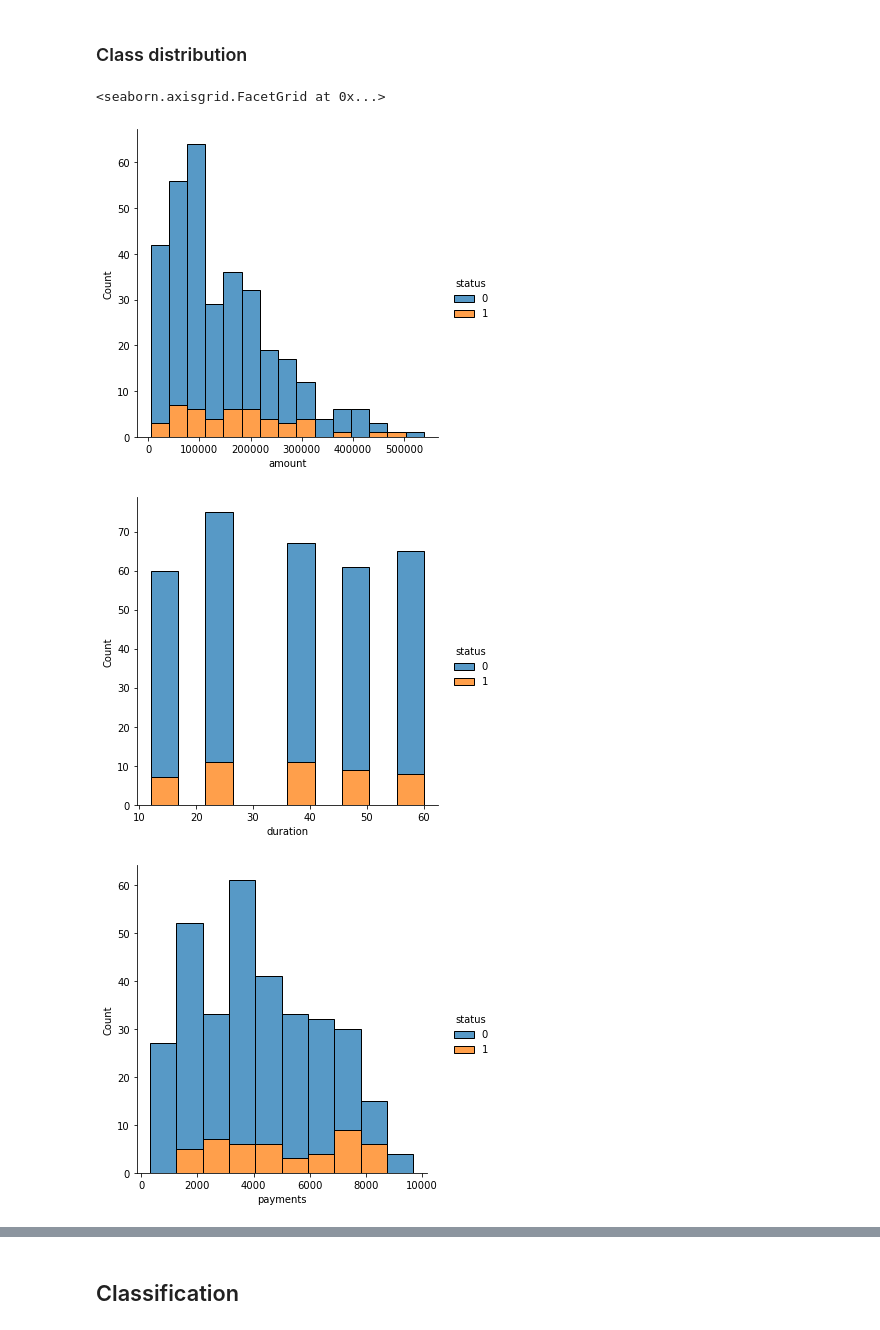
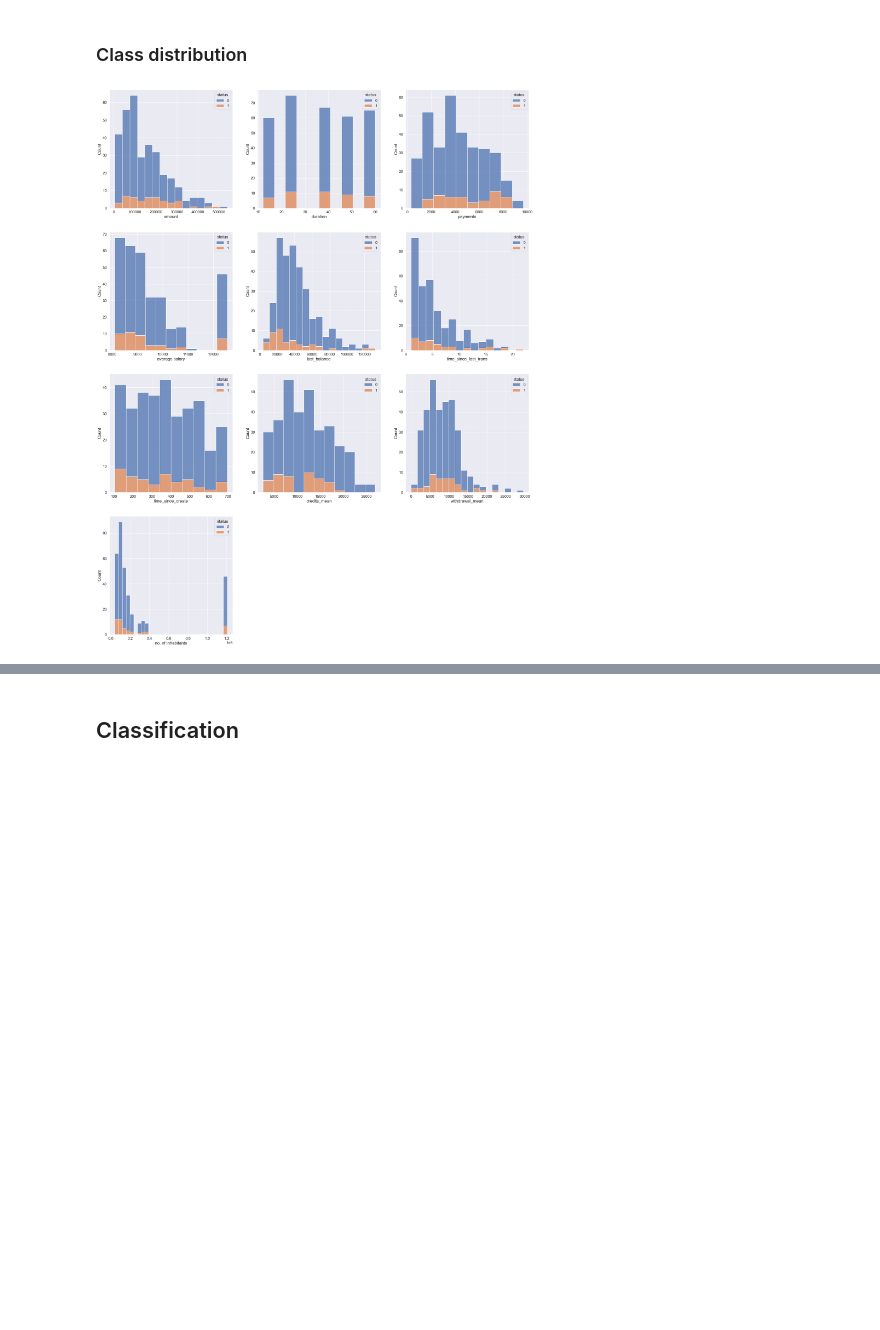
Before and after one commit to Diogogrosario/FEUP-AC, a Jupyter notebook: AC_proj.ipynb, the cells around one changed output, grey strips where cells are left out. Drawn from its saved outputs; the diff is of its cells as text; code cells hidden in the pictures; blank space fills up the shorter version.

Commit message:
More plots

```diff
--- a/AC_proj.ipynb
+++ b/AC_proj.ipynb
@@ -579,18 +664,30 @@ plt.show()
 # %%
 merge_train = pd.read_csv("merge_train.csv")
 
-sb.displot(merge_train, x="amount", multiple="stack", hue="status")
-sb.displot(merge_train, x="duration", multiple="stack", hue="status")
-sb.displot(merge_train, x="payments", multiple="stack", hue="status")
-sb.displot(merge_train, x="average salary", multiple="stack", hue="status")
-sb.displot(merge_train, x="last_balance", multiple="stack", hue="status")
-sb.displot(merge_train, x="time_since_last_trans", multiple="stack", hue="status")
-sb.displot(merge_train, x="time_since_create", multiple="stack", hue="status")
-sb.displot(merge_train, x="credits_mean", multiple="stack", hue="status")
-sb.displot(merge_train, x="withdrawal_mean", multiple="stack", hue="status")
-sb.displot(merge_train, x="no. of inhabitants", multiple="stack", hue="status")
+fig = plt.figure(figsize=(30, 40))
+sb.set(font_scale=1.4)
+
+ax = fig.add_subplot(4, 3, 1)
+sb.histplot(merge_train, x="amount", multiple="stack", hue="status", ax=ax)
+ax = fig.add_subplot(4, 3, 2)
+sb.histplot(merge_train, x="duration", multiple="stack", hue="status", ax=ax)
+ax = fig.add_subplot(4, 3, 3)
+sb.histplot(merge_train, x="payments", multiple="stack", hue="status", ax=ax)
+ax = fig.add_subplot(4, 3, 4)
+sb.histplot(merge_train, x="average salary", multiple="stack", hue="status", ax=ax)
+ax = fig.add_subplot(4, 3, 5)
+sb.histplot(merge_train, x="last_balance", multiple="stack", hue="status", ax=ax)
+ax = fig.add_subplot(4, 3, 6)
+sb.histplot(merge_train, x="time_since_last_trans", multiple="stack", hue="status", ax=ax)
+ax = fig.add_subplot(4, 3, 7)
+sb.histplot(merge_train, x="time_since_create", multiple="stack", hue="status", ax=ax)
+ax = fig.add_subplot(4, 3, 8)
+sb.histplot(merge_train, x="credits_mean", multiple="stack", hue="status", ax=ax)
+ax = fig.add_subplot(4, 3, 9)
+sb.histplot(merge_train, x="withdrawal_mean", multiple="stack", hue="status", ax=ax)
+ax = fig.add_subplot(4, 3, 10)
+sb.histplot(merge_train, x="no. of inhabitants", multiple="stack", hue="status", ax=ax)
+
+plt.show()
 # %% [output]
-<seaborn.axisgrid.FacetGrid at 0x...>
-[figure, old version]
+[figure, new version]
-[figure, removed]
-[figure, removed]
```
Also changed, not shown: parts of 25 cells of this notebook, 1 other file.
